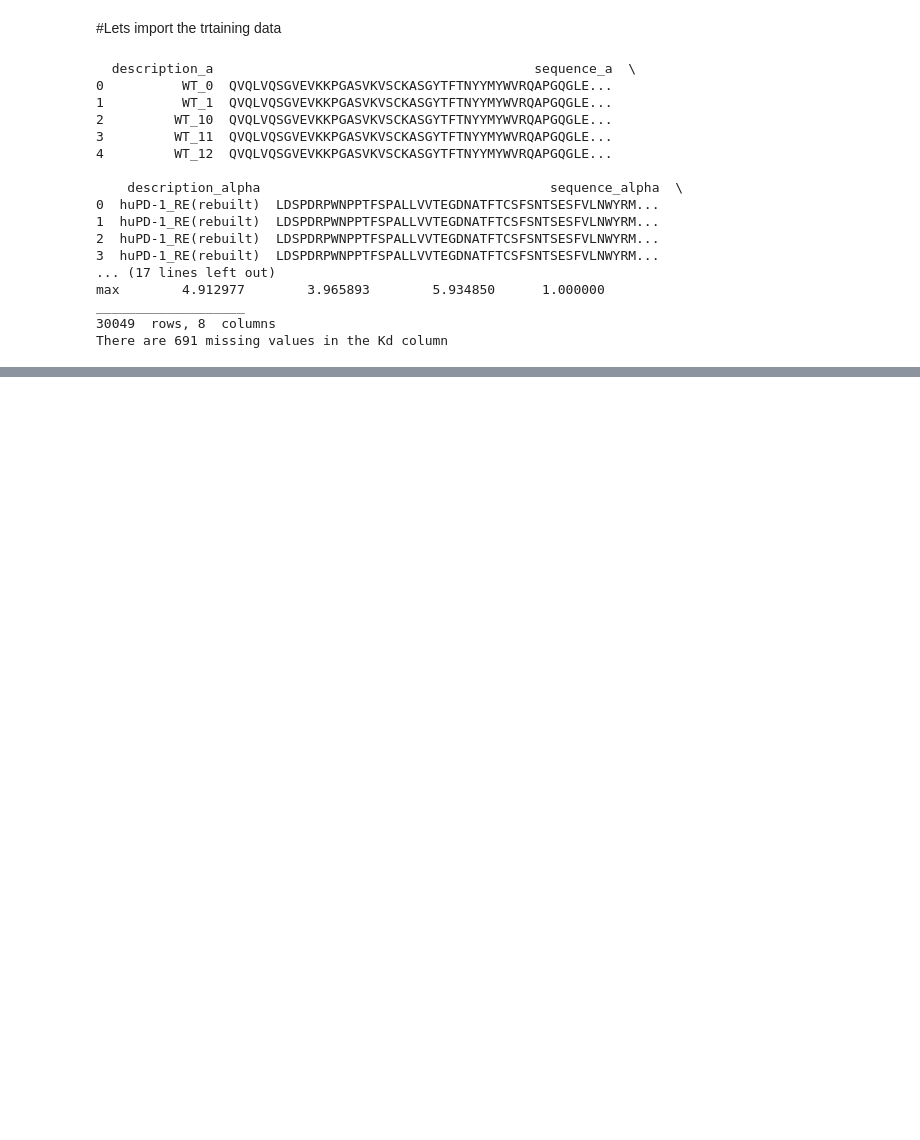
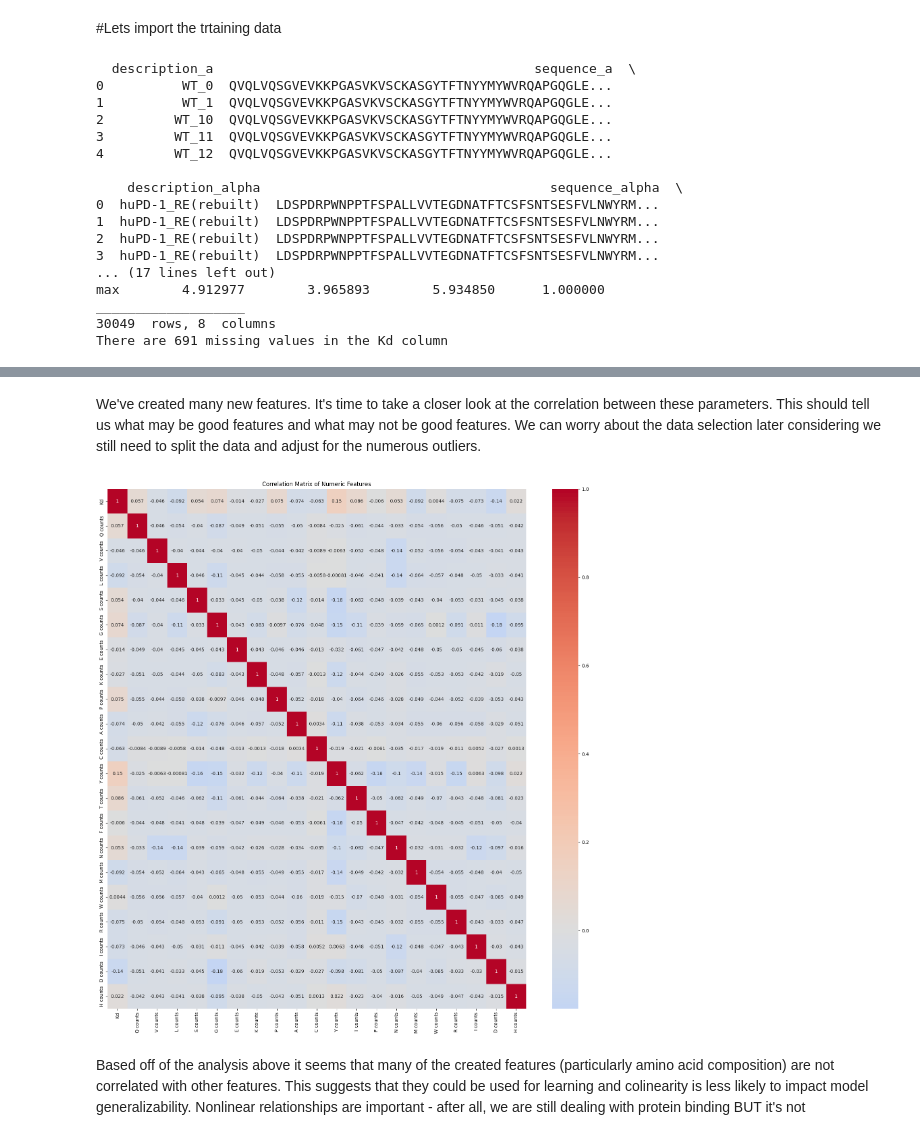
Before and after one commit to eitanzeev/-_bio_challenge, a Jupyter notebook: a_alpha_data_exploration.ipynb, the cells around one changed output, grey strips where cells are left out. Drawn from its saved outputs; the diff is of its cells as text; code cells hidden in the pictures; blank space fills up the shorter version.

```diff
--- a/a_alpha_data_exploration.ipynb
+++ b/a_alpha_data_exploration.ipynb
@@ -85,0 +273,8 @@ ______________________________
+# %%
+list(all_amino_acids.keys())
+
+def amino_acid_count(sequence, amino_acid):
+    return sequence.count(amino_acid)
+
+for aa in list(all_amino_acids.keys()):
+    training_data[aa + ' counts'] = training_data['sequence_a'].apply(lambda x: amino_acid_count(x, aa))
@@ -85,0 +292,21 @@ ______________________________
+# %% [markdown]
+We've created many new features. It's time to take a closer look at the correlation between these parameters. This should tell us what may be good features and what may not be good features. We can worry about the data selection later considering we still need to split the data and adjust for the numerous outliers.
+# %%
+numeric_data = training_data[['Kd', 'Kd_lower_bound', 'Kd_upper_bound', 'q_value', 'Kd_bound_diff',
+                            'Q counts', 'V counts', 'L counts', 'S counts', 'G counts', 'E counts', 'K counts', 'P counts',
+                            'A counts', 'C counts', 'Y counts', 'T counts', 'F counts', 'N counts',
+                            'M counts', 'W counts', 'R counts', 'I counts', 'D counts', 'H counts']]
+numeric_data = training_data[['Kd',
+                            'Q counts', 'V counts', 'L counts', 'S counts', 'G counts', 'E counts', 'K counts', 'P counts',
+                            'A counts', 'C counts', 'Y counts', 'T counts', 'F counts', 'N counts',
+                            'M counts', 'W counts', 'R counts', 'I counts', 'D counts', 'H counts']]
+
+plt.figure(figsize = (20,20))
+sns.heatmap(numeric_data.corr(), annot=True, cmap='coolwarm', center=0)
+
+plt.title('Correlation Matrix of Numeric Features')
+plt.show()
+# %% [output]
+[figure, added]
+# %% [markdown]
+Based off of the analysis above it seems that many of the created features (particularly amino acid composition) are not correlated with other features. This suggests that they could be used for learning and colinearity is less likely to impact model generalizability. Nonlinear relationships are important - after all, we are still dealing with protein binding BUT it's not
```
Also changed, not shown: parts of 18 cells of this notebook.
